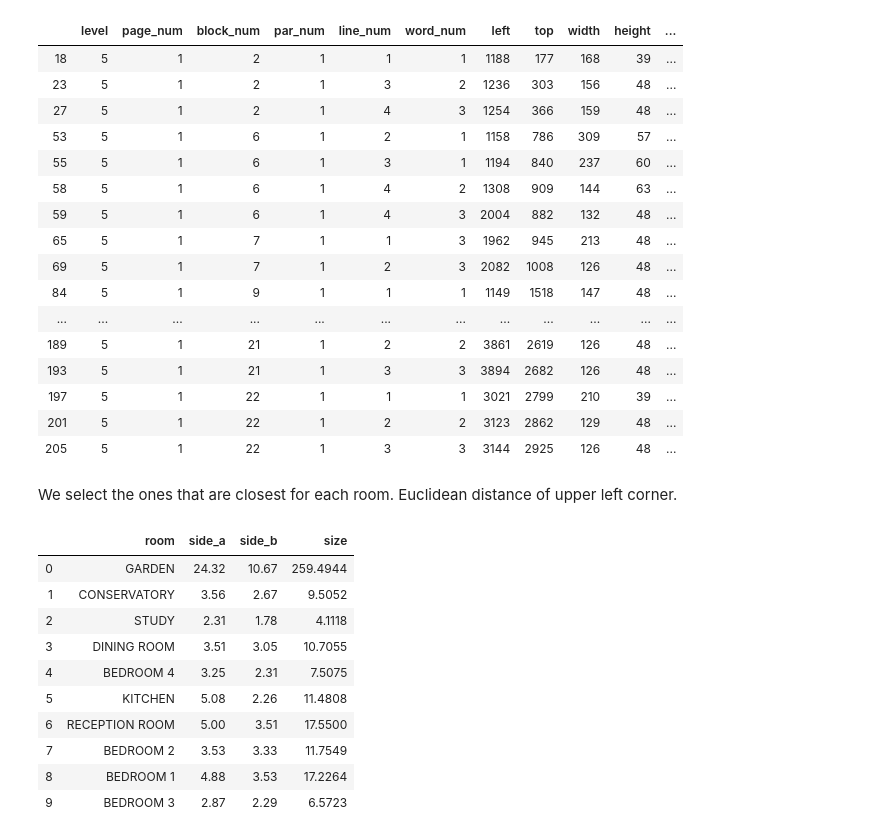
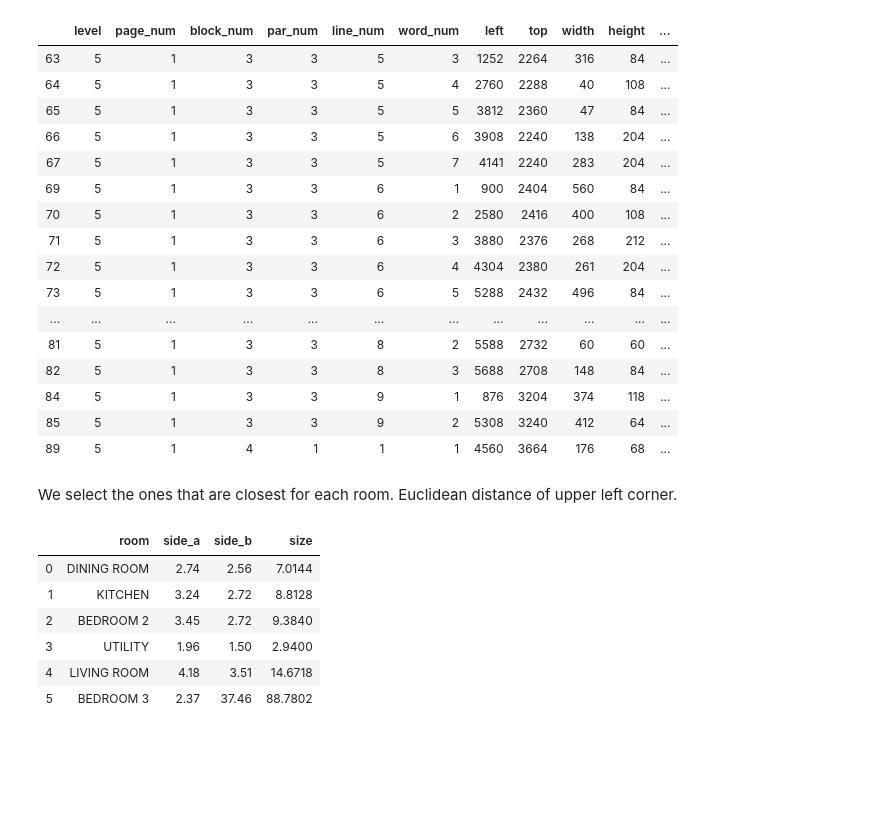
Before and after one commit to MatePocs/floorplan_reader, a Jupyter notebook: floorplan_reader_wip.ipynb, the cells around one changed output. Saved outputs shown, nothing was run; the diff lists cells and outputs as text; code cells hidden in the pictures; blank space fills up the shorter version.

```diff
--- a/floorplan_reader_wip.ipynb
+++ b/floorplan_reader_wip.ipynb
@@ -18,7 +18,7 @@ rooms_set = {"DINING ROOM", "KITCHEN", "LIVING ROOM",
 # %%
 room_side_regex = r'[0-9]+[.][0-9]+'
 # %%
-image = Image.open('plans/floorplan_04.png')
-image = image.resize((image.size[0] * 3, image.size[1] * 3))
+image = Image.open('plans/floorplan_01.jpeg')
+image = image.resize((image.size[0] * 4, image.size[1] * 4))
 image
 # %% [output]
@@ -54,6 +45,9 @@ df['text_2row'] = df['text'] + " " + shifted_text_col
 # %%
 df['class'] = ""
 df['side_number'] = ""
+# %%
+# for the numbers, there are weird misreads
+df['text'] = df['text'].apply(lambda x: x.replace("./", ".7"))
 # %%
 class_list = []
 i = 0
@@ -94,25 +88,25 @@ df['value'][df['class']=="room"] = df['text']
 df['value'][df['class']=="room_side"] = df['side_number']
 df.drop(['text', 'text_2row', 'side_number'], inplace = True, axis = 1)
 # %%
-df
+df[40:60]
 # %% [output]
 |  | level | page_num | block_num | par_num | line_num | word_num | left | top | width | height | ... |
-| 18 | 5 | 1 | 2 | 1 | 1 | 1 | 1188 | 177 | 168 | 39 | ... |
-| 23 | 5 | 1 | 2 | 1 | 3 | 2 | 1236 | 303 | 156 | 48 | ... |
-| 27 | 5 | 1 | 2 | 1 | 4 | 3 | 1254 | 366 | 159 | 48 | ... |
-| 53 | 5 | 1 | 6 | 1 | 2 | 1 | 1158 | 786 | 309 | 57 | ... |
-| 55 | 5 | 1 | 6 | 1 | 3 | 1 | 1194 | 840 | 237 | 60 | ... |
-| 58 | 5 | 1 | 6 | 1 | 4 | 2 | 1308 | 909 | 144 | 63 | ... |
-| 59 | 5 | 1 | 6 | 1 | 4 | 3 | 2004 | 882 | 132 | 48 | ... |
-| 65 | 5 | 1 | 7 | 1 | 1 | 3 | 1962 | 945 | 213 | 48 | ... |
-| 69 | 5 | 1 | 7 | 1 | 2 | 3 | 2082 | 1008 | 126 | 48 | ... |
-| 84 | 5 | 1 | 9 | 1 | 1 | 1 | 1149 | 1518 | 147 | 48 | ... |
+| 63 | 5 | 1 | 3 | 3 | 5 | 3 | 1252 | 2264 | 316 | 84 | ... |
+| 64 | 5 | 1 | 3 | 3 | 5 | 4 | 2760 | 2288 | 40 | 108 | ... |
+| 65 | 5 | 1 | 3 | 3 | 5 | 5 | 3812 | 2360 | 47 | 84 | ... |
+| 66 | 5 | 1 | 3 | 3 | 5 | 6 | 3908 | 2240 | 138 | 204 | ... |
+| 67 | 5 | 1 | 3 | 3 | 5 | 7 | 4141 | 2240 | 283 | 204 | ... |
+| 69 | 5 | 1 | 3 | 3 | 6 | 1 | 900 | 2404 | 560 | 84 | ... |
+| 70 | 5 | 1 | 3 | 3 | 6 | 2 | 2580 | 2416 | 400 | 108 | ... |
+| 71 | 5 | 1 | 3 | 3 | 6 | 3 | 3880 | 2376 | 268 | 212 | ... |
+| 72 | 5 | 1 | 3 | 3 | 6 | 4 | 4304 | 2380 | 261 | 204 | ... |
+| 73 | 5 | 1 | 3 | 3 | 6 | 5 | 5288 | 2432 | 496 | 84 | ... |
 | ... | ... | ... | ... | ... | ... | ... | ... | ... | ... | ... | ... |
-| 189 | 5 | 1 | 21 | 1 | 2 | 2 | 3861 | 2619 | 126 | 48 | ... |
-| 193 | 5 | 1 | 21 | 1 | 3 | 3 | 3894 | 2682 | 126 | 48 | ... |
-| 197 | 5 | 1 | 22 | 1 | 1 | 1 | 3021 | 2799 | 210 | 39 | ... |
-| 201 | 5 | 1 | 22 | 1 | 2 | 2 | 3123 | 2862 | 129 | 48 | ... |
-| 205 | 5 | 1 | 22 | 1 | 3 | 3 | 3144 | 2925 | 126 | 48 | ... |
+| 81 | 5 | 1 | 3 | 3 | 8 | 2 | 5588 | 2732 | 60 | 60 | ... |
+| 82 | 5 | 1 | 3 | 3 | 8 | 3 | 5688 | 2708 | 148 | 84 | ... |
+| 84 | 5 | 1 | 3 | 3 | 9 | 1 | 876 | 3204 | 374 | 118 | ... |
+| 85 | 5 | 1 | 3 | 3 | 9 | 2 | 5308 | 3240 | 412 | 64 | ... |
+| 89 | 5 | 1 | 4 | 1 | 1 | 1 | 4560 | 3664 | 176 | 68 | ... |
 # %% [markdown]
 We select the ones that are closest for each room. Euclidean distance of upper left corner.
 # %%
@@ -149,13 +143,9 @@ df_rooms.reset_index(inplace = True, drop = True)
 df_rooms
 # %% [output]
 |  | room | side_a | side_b | size |
-| 0 | GARDEN | 24.32 | 10.67 | 259.4944 |
-| 1 | CONSERVATORY | 3.56 | 2.67 | 9.5052 |
-| 2 | STUDY | 2.31 | 1.78 | 4.1118 |
-| 3 | DINING ROOM | 3.51 | 3.05 | 10.7055 |
-| 4 | BEDROOM 4 | 3.25 | 2.31 | 7.5075 |
-| 5 | KITCHEN | 5.08 | 2.26 | 11.4808 |
-| 6 | RECEPTION ROOM | 5.00 | 3.51 | 17.5500 |
-| 7 | BEDROOM 2 | 3.53 | 3.33 | 11.7549 |
-| 8 | BEDROOM 1 | 4.88 | 3.53 | 17.2264 |
-| 9 | BEDROOM 3 | 2.87 | 2.29 | 6.5723 |
+| 0 | DINING ROOM | 2.74 | 2.56 | 7.0144 |
+| 1 | KITCHEN | 3.24 | 2.72 | 8.8128 |
+| 2 | BEDROOM 2 | 3.45 | 2.72 | 9.3840 |
+| 3 | UTILITY | 1.96 | 1.50 | 2.9400 |
+| 4 | LIVING ROOM | 4.18 | 3.51 | 14.6718 |
+| 5 | BEDROOM 3 | 2.37 | 37.46 | 88.7802 |
```
Also changed, not shown: parts of 2 cells of this notebook, 2 other files.
